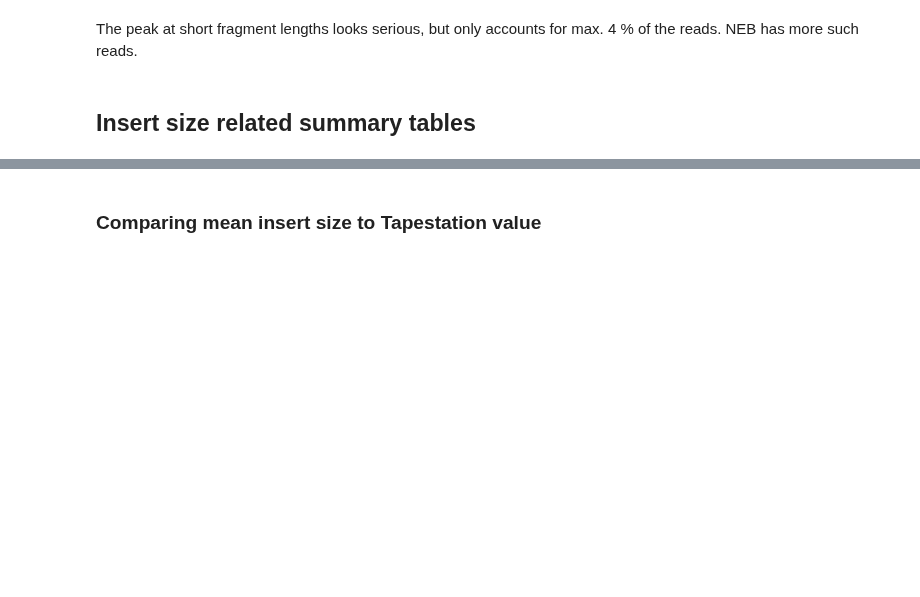
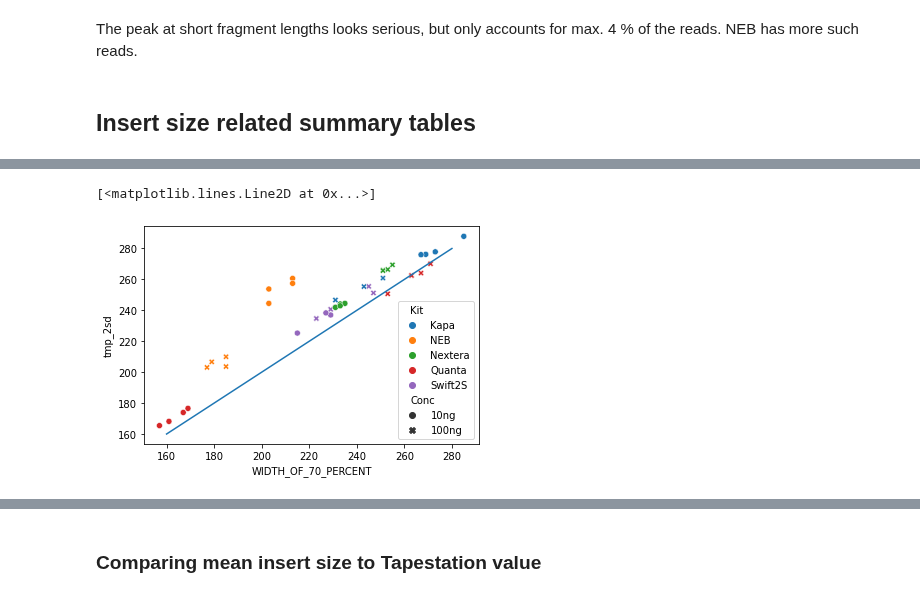
Before and after one commit to fa2k/comparison, a Jupyter notebook: Main_analysis.ipynb, the cells around one changed output, grey strips where cells are left out. Saved outputs shown, nothing was run; the diff lists cells and outputs as text; code cells hidden in the pictures; blank space fills up the shorter version.

```diff
--- a/Main_analysis.ipynb
+++ b/Main_analysis.ipynb
@@ -585,0 +598,11 @@ df[outputs].sort_values(outputs)
+# %%
+df['tmp_2sd'] = 2*df.STANDARD_DEVIATION
+
+outputs=['Conc', 'Kit', 'Replicate', 'MEAN_INSERT_SIZE', 'WIDTH_OF_70_PERCENT', 'tmp_2sd']
+df[outputs].sort_values(outputs)
+
+sns.scatterplot(data=df, x='WIDTH_OF_70_PERCENT', y='tmp_2sd', hue='Kit', style='Conc')
+plt.plot([160, 280], [160, 280])
+# %% [output]
+[<matplotlib.lines.Line2D at 0x...>]
+[figure, added]
```
Also changed, not shown: parts of 25 cells of this notebook, 1 other file.
